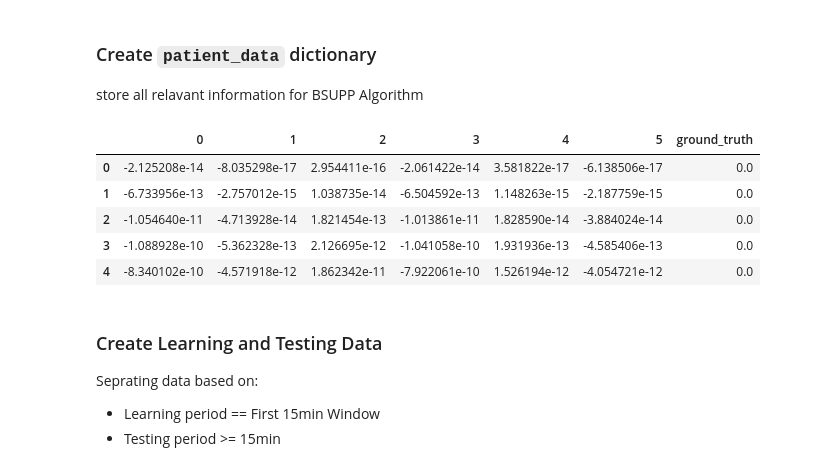
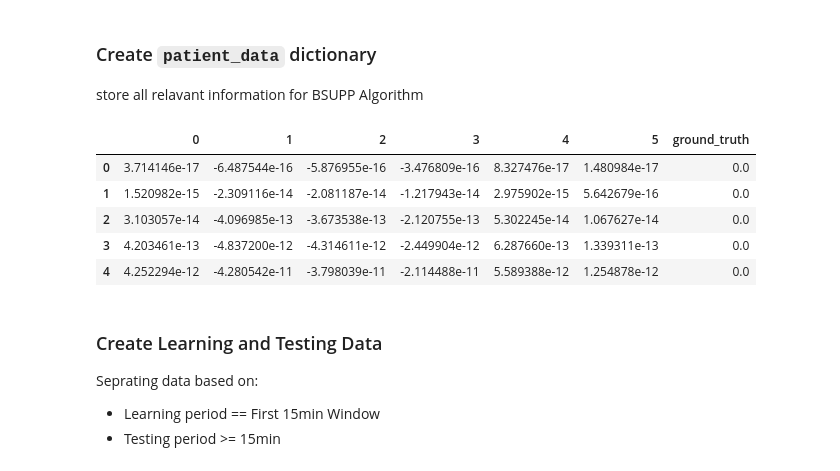
Before and after one commit to carzaga1/UnsuperDL-EEG-BSUPP, a Jupyter notebook: notebooks/01_clustering_algo_one.ipynb, the cells around one changed output. Cells and saved outputs as stored; diff of their text form; code cells hidden in the pictures.

```diff
--- a/notebooks/01_clustering_algo_one.ipynb
+++ b/notebooks/01_clustering_algo_one.ipynb
@@ -41,15 +45,15 @@ data_files = sorted(list(RAW_DATA_FOLDER.glob('*.parquet')))
 ### Create `patient_data` dictionary
 store all relavant information for BSUPP Algorithm
 # %%
-patient11_data = pd.read_parquet(data_files[11])
-patient11_data.head()
+patient15_data = pd.read_parquet(data_files[15])
+patient15_data.head()
 # %% [output]
 |  | 0 | 1 | 2 | 3 | 4 | 5 | ground_truth |
-| 0 | -2.125208e-14 | -8.035298e-17 | 2.954411e-16 | -2.061422e-14 | 3.581822e-17 | -6.138506e-17 | 0.0 |
-| 1 | -6.733956e-13 | -2.757012e-15 | 1.038735e-14 | -6.504592e-13 | 1.148263e-15 | -2.187759e-15 | 0.0 |
-| 2 | -1.054640e-11 | -4.713928e-14 | 1.821454e-13 | -1.013861e-11 | 1.828590e-14 | -3.884024e-14 | 0.0 |
-| 3 | -1.088928e-10 | -5.362328e-13 | 2.126695e-12 | -1.041058e-10 | 1.931936e-13 | -4.585406e-13 | 0.0 |
-| 4 | -8.340102e-10 | -4.571918e-12 | 1.862342e-11 | -7.922061e-10 | 1.526194e-12 | -4.054721e-12 | 0.0 |
+| 0 | 3.714146e-17 | -6.487544e-16 | -5.876955e-16 | -3.476809e-16 | 8.327476e-17 | 1.480984e-17 | 0.0 |
+| 1 | 1.520982e-15 | -2.309116e-14 | -2.081187e-14 | -1.217943e-14 | 2.975902e-15 | 5.642679e-16 | 0.0 |
+| 2 | 3.103057e-14 | -4.096985e-13 | -3.673538e-13 | -2.120755e-13 | 5.302245e-14 | 1.067627e-14 | 0.0 |
+| 3 | 4.203461e-13 | -4.837200e-12 | -4.314611e-12 | -2.449904e-12 | 6.287660e-13 | 1.339311e-13 | 0.0 |
+| 4 | 4.252294e-12 | -4.280542e-11 | -3.798039e-11 | -2.114488e-11 | 5.589388e-12 | 1.254878e-12 | 0.0 |
 # %% [markdown]
 ### Create Learning and Testing Data
 Seprating data based on:
```
Also changed, not shown: parts of 24 cells of this notebook.
